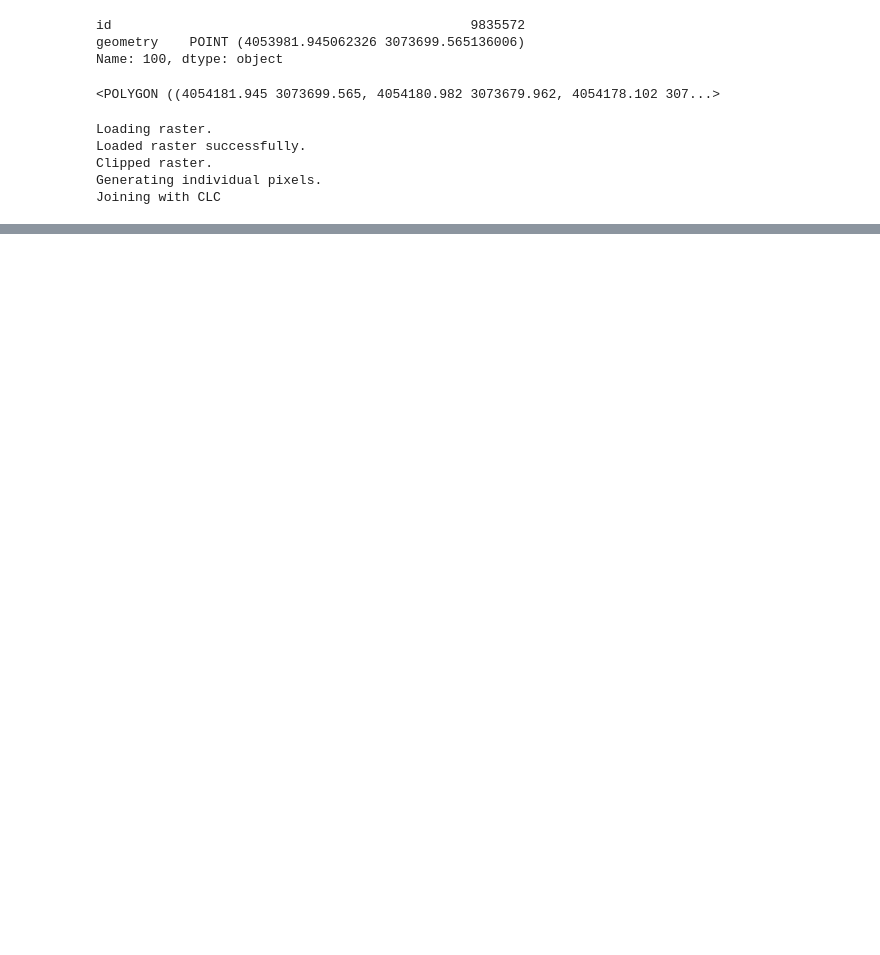
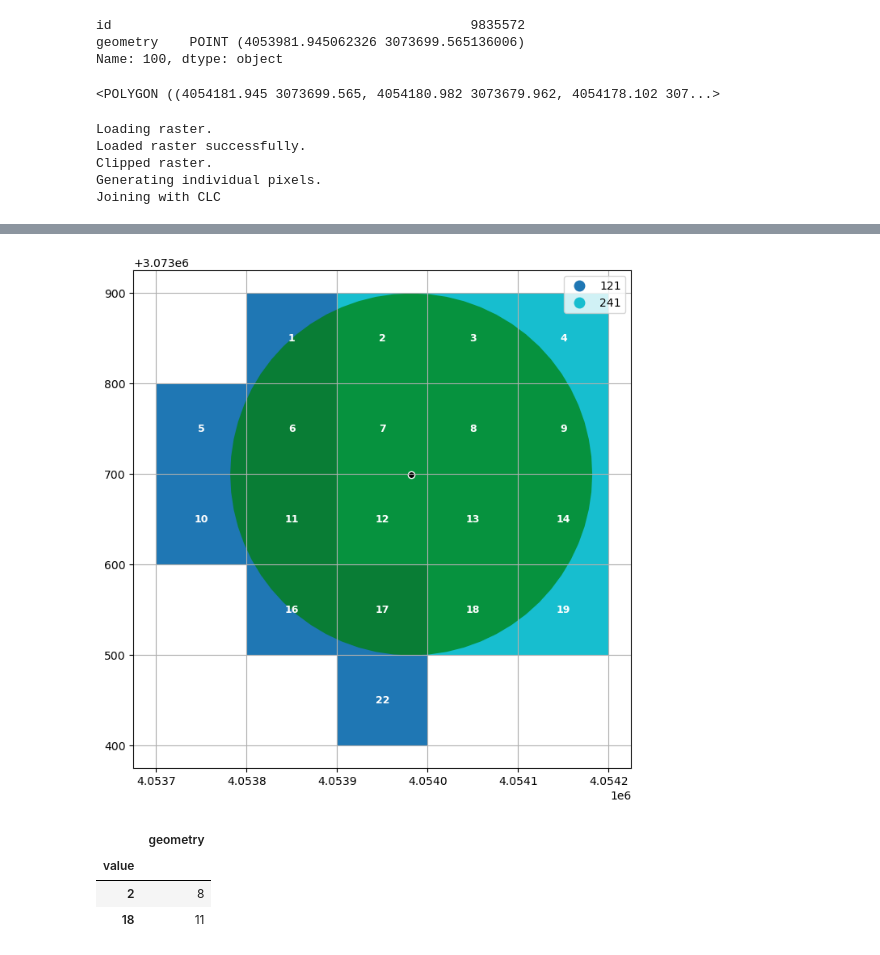
Before and after one commit to mfherrm/BioOTon, a Jupyter notebook: CORINE.ipynb, the cells around one changed output, grey strips where cells are left out. Saved outputs shown, nothing was run; the diff lists cells and outputs as text; code cells hidden in the pictures; blank space fills up the shorter version.

```diff
--- a/CORINE.ipynb
+++ b/CORINE.ipynb
@@ -393,0 +351,36 @@ plt.show()
+# %%
+def plotRecord(geodataframe, buffer):
+    fig, ax = plt.subplots(1, 1, figsize=(10, 8))
+
+    geodataframe.plot(ax=ax, column="CODE_18", legend=True)
+
+    buffer.plot(ax=ax, color='green', alpha = 0.7)
+    gpd.GeoSeries(sound_point["geometry"], crs="EPSG:3035").plot(ax=ax, color='black', edgecolor='white')
+    plt.grid()
+    for idx, row in geodataframe.iterrows():
+        # Get square center
+        centroid_x = row.geometry.centroid.x
+        centroid_y = row.geometry.centroid.y
+
+        ax.annotate(
+            text=str(idx),
+            xy=(centroid_x, centroid_y),
+            ha='center',
+            va='center',
+            fontsize=9,
+            color='white',
+            fontweight='bold'
+        )
+    return fig
+# %%
+fig = plotRecord(jdf, buffer)
+# %% [output]
+[figure, added]
+# %%
+grs= jdf[["value", "geometry"]].groupby("value").count()
+grs
+# %% [output]
+|  | geometry |
+| value |  |
+| 2 | 8 |
+| 18 | 11 |
```
Also changed, not shown: parts of 16 cells of this notebook.
